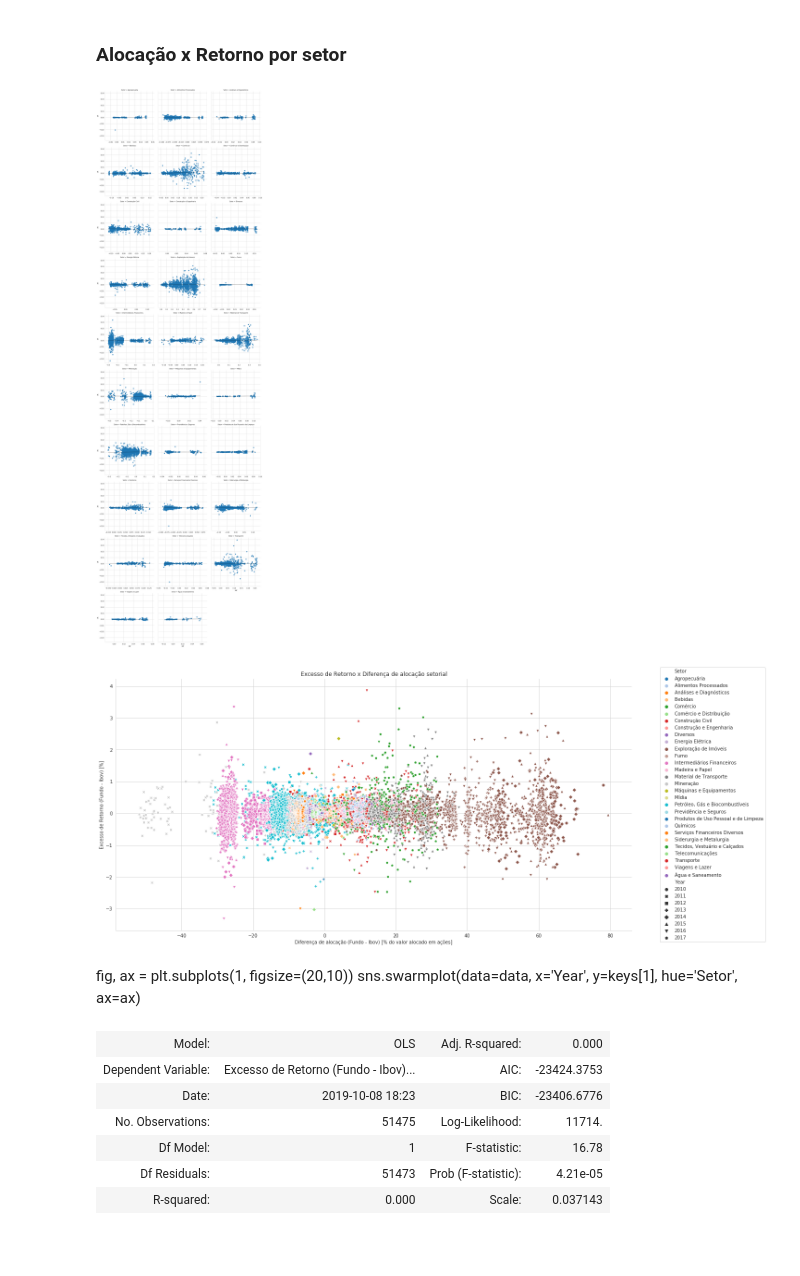
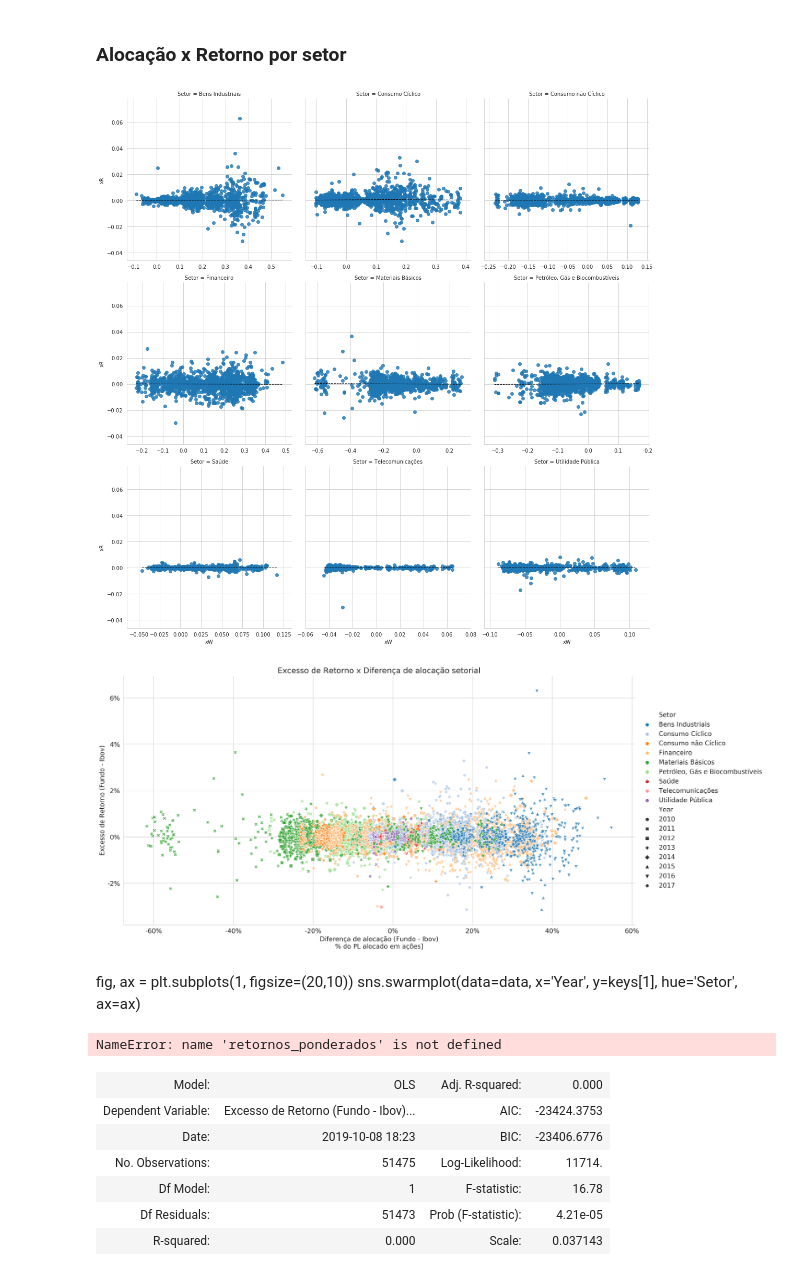
Before and after one commit to PablocFonseca/kalman_portfolio, a Jupyter notebook: 0 - Resultados .ipynb, the cells around one changed output. Cells and saved outputs as stored; diff of their text form; code cells hidden in the pictures; blank space fills up the shorter version.

```diff
--- a/0 - Resultados .ipynb
+++ b/0 - Resultados .ipynb
@@ -49,7 +49,7 @@ classes = pd.read_excel("Copy of classificao_acoes.xlsx", encoding='latin1')
 classes.columns = ['SETOR', 'SUBSETOR',
                    'SEGMENTO', 'EMPRESA', 'CODIGO', 'SEGMENTO.1']
 classes.sort_values('SETOR', inplace=True)
-classes_acoes = dict(classes[['CODIGO', 'SUBSETOR']].apply(lambda s: s.str.strip()).values)
+classes_acoes = dict(classes[['CODIGO', 'SETOR']].apply(lambda s: s.str.strip()).values)
 
 lastPric = ibov.pivot_table(index='RptDt', columns='TckrSymb', values='LastPric')
 thrlQty = ibov.pivot_table(index='RptDt', columns='TckrSymb', values='ThrlQty')
@@ -142,31 +142,45 @@ g = sns.lmplot(data=data.reset_index(), x='xW', y='xR', col='Setor', col_wrap=3,
                sharex=False, sharey='col',
            line_kws={'ls':'--', 'lw':1, 'color':'k'}, scatter_kws={'marker':'x'})
 # %% [output]
-[figure, old version]
+[figure, new version]
 # %%
+sns.set_style('whitegrid')
+plt.rcParams['figure.dpi'] = 300
+plt.rcParams.update({'font.size': 14})
+plt.rcParams['figure.dpi'] = 300
+import matplotlib.ticker as ticker
 fig, ax = plt.subplots(1, figsize=(20,10))
 
 
-keys = ['Excesso de Retorno (Fundo - Ibov) [%]','Diferença de alocação (Fundo - Ibov)']
+keys = ['Excesso de Retorno (Fundo - Ibov)','Diferença de alocação (Fundo - Ibov)']
 ix = pd.concat([excesso_retorno_setorial, excesso_alocacao_setorial],
           keys=keys,
-          axis=1).stack(level=-1) * 100
+          axis=1).stack(level=-1)
 ix.index.names = ['Data','Setor']
 
 data = ix.reset_index()
 
 
 data['Year'] = data['Data'].dt.year
-sns.scatterplot(data=data, x=keys[1], y=keys[0], hue='Setor', style='Year', ax=ax, palette='tab20')
-ax.set_xlabel('Diferença de alocação (Fundo - Ibov) [% do valor alocado em ações]')
+sns.scatterplot(data=data, x=keys[1], y=keys[0], hue='Setor', style='Year', ax=ax, palette='tab20', s=50, alpha=.75)
+ax.set_xlabel('Diferença de alocação (Fundo - Ibov)\n% do PL alocado em ações]')
 ax.set_title('Excesso de Retorno x Diferença de alocação setorial')
-ax.legend(loc='center left', bbox_to_anchor=(1.05, 0.5))
+ax.yaxis.set_major_formatter(plt.FuncFormatter(lambda y, _: '{:.0%}'.format(y)))
+ax.xaxis.set_major_formatter(plt.FuncFormatter(lambda y, _: '{:.0%}'.format(y)))
+ax.xaxis.set_major_locator(ticker.MultipleLocator(.2))
+ax.xaxis.set_minor_locator(ticker.MultipleLocator(.05))
+ax.legend(loc='center left', bbox_to_anchor=(1.0, 0.5), frameon=False)
 sns.despine()
 # %% [output]
-[figure, old version]
+[figure, new version]
 # %% [markdown]
 fig, ax = plt.subplots(1, figsize=(20,10))
 sns.swarmplot(data=data, x='Year', y=keys[1], hue='Setor', ax=ax)
+# %%
+retorno_setorial_fundo = retornos_fundos_ponderados.groupby(lambda c: classes_acoes.get(c,'Outros Ativos'), axis=1).sum().drop('Outros Ativos',axis=1)
+retorno_setorial_ibov = retornos_ponderados.groupby(lambda c: classes_acoes.get(c[:4]), axis=1).sum().loc[b.index.min():b.index.max()]
+# %% [output]
+NameError: name 'retornos_ponderados' is not defined
 # %%
 import statsmodels.api as sm
 
```
Also changed, not shown: parts of 4 cells of this notebook, 12 other files.
